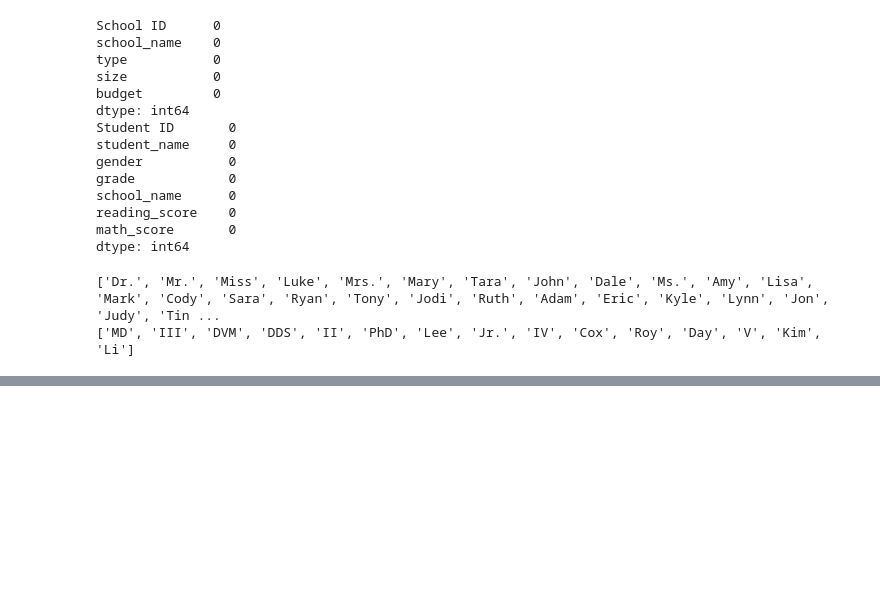
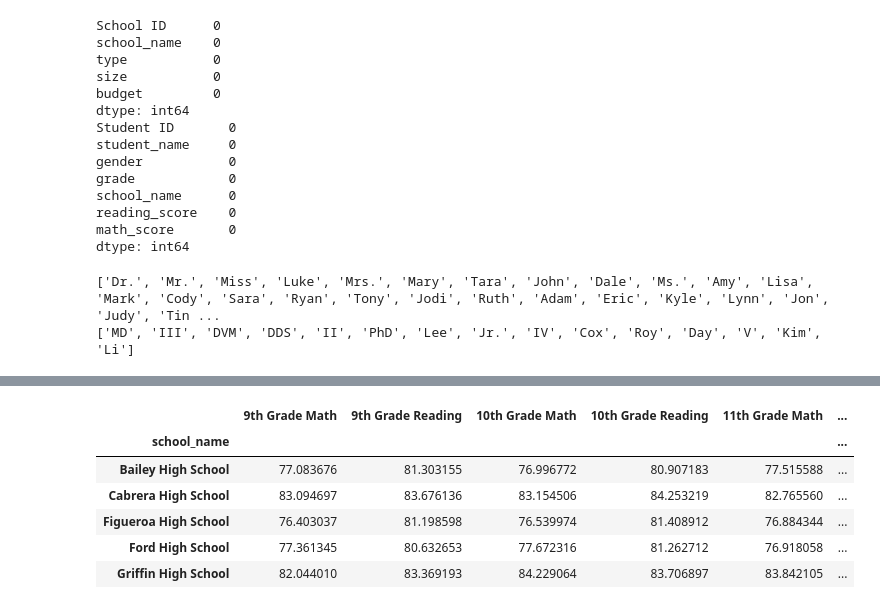
Before and after one commit to Ryndine/school_district_analysis, a Jupyter notebook: school_districts.ipynb, the cells around one changed output, grey strips where cells are left out. Saved outputs shown, nothing was run; the diff lists cells and outputs as text; code cells hidden in the pictures; blank space fills up the shorter version.

```diff
--- a/school_districts.ipynb
+++ b/school_districts.ipynb
@@ -133,0 +246,22 @@ district_summary_df
+# %%
+scores_by_grade = pd.DataFrame({
+                "9th Grade Math": ninth_grade_math_scores,
+                "9th Grade Reading": ninth_grade_reading_scores,
+                "10th Grade Math": tenth_grade_math_scores,
+                "10th Grade Reading": tenth_grade_reading_scores,
+                "11th Grade Math": eleventh_grade_math_scores,
+                "11th Grade Reading": eleventh_grade_reading_scores,
+                "12th Grade Math": twelfth_grade_math_scores,
+                "12th Grade Reading": twelfth_grade_reading_scores})
+
+scores_by_grade = scores_by_grade.applymap("{:.1f}".format)
+
+scores_by_grade.head()
+# %% [output]
+|  | 9th Grade Math | 9th Grade Reading | 10th Grade Math | 10th Grade Reading | 11th Grade Math | ... |
+| school_name |  |  |  |  |  | ... |
+| Bailey High School | 77.083676 | 81.303155 | 76.996772 | 80.907183 | 77.515588 | ... |
+| Cabrera High School | 83.094697 | 83.676136 | 83.154506 | 84.253219 | 82.765560 | ... |
+| Figueroa High School | 76.403037 | 81.198598 | 76.539974 | 81.408912 | 76.884344 | ... |
+| Ford High School | 77.361345 | 80.632653 | 77.672316 | 81.262712 | 76.918058 | ... |
+| Griffin High School | 82.044010 | 83.369193 | 84.229064 | 83.706897 | 83.842105 | ... |
```
Also changed, not shown: parts of 13 cells of this notebook.
